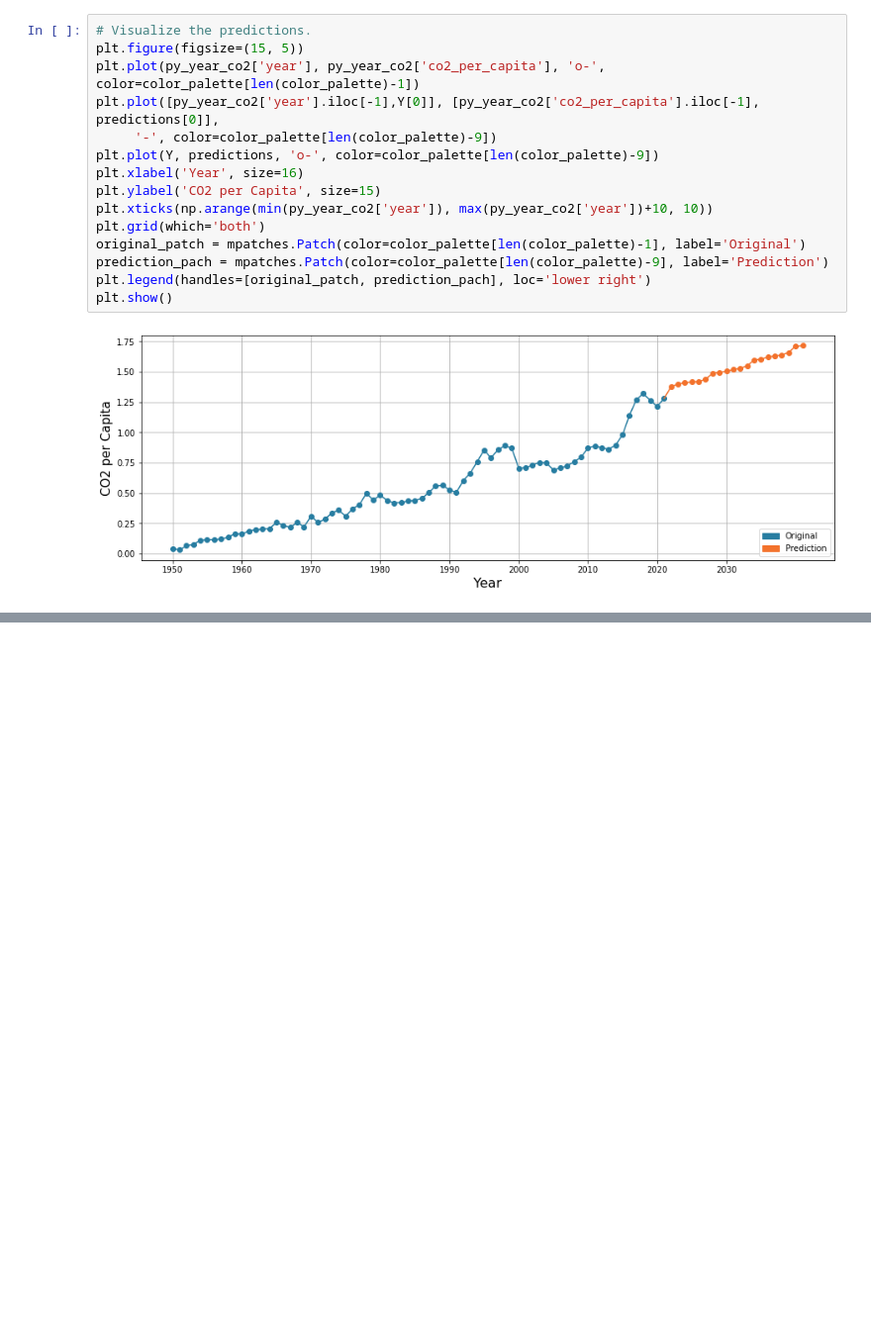
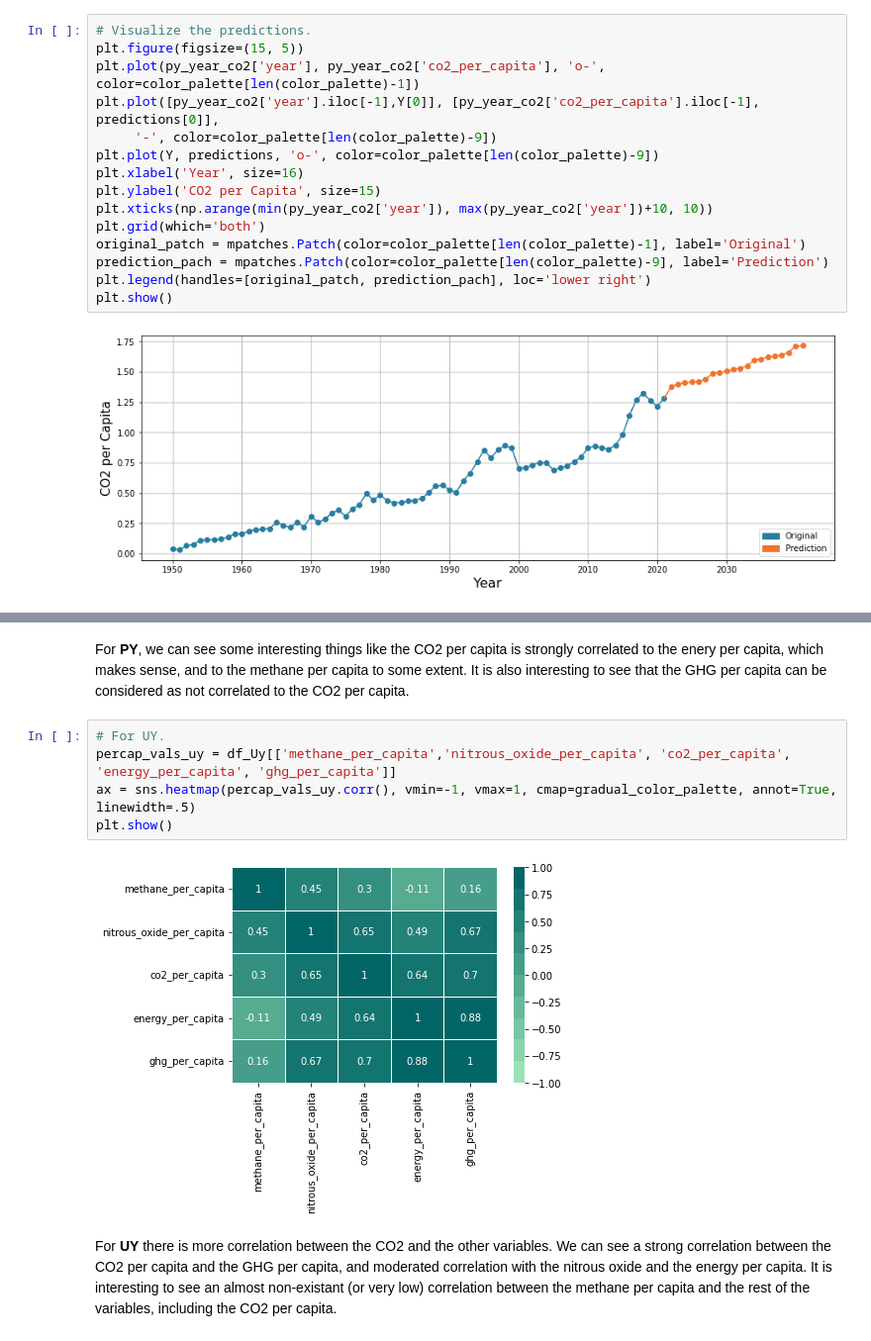
Before and after one commit to nmarceloromero/ML_Playground, a Jupyter notebook: CO2_Emissions.ipynb, the cells around one changed output, grey strips where cells are left out. Shown: that part at 99% size. Cells and saved outputs as stored; diff of their text form; blank space fills up the shorter version.

```diff
--- a/CO2_Emissions.ipynb
+++ b/CO2_Emissions.ipynb
@@ -471,0 +487,11 @@ plt.show()
+# %% [markdown]
+For **PY**, we can see some interesting things like the CO2 per capita is strongly correlated to the enery per capita, which makes sense, and to the methane per capita to some extent. It is also interesting to see that the GHG per capita can be considered as not correlated to the CO2 per capita.
+# %%
+# For UY.
+percap_vals_uy = df_Uy[['methane_per_capita','nitrous_oxide_per_capita', 'co2_per_capita', 'energy_per_capita', 'ghg_per_capita']]
+ax = sns.heatmap(percap_vals_uy.corr(), vmin=-1, vmax=1, cmap=gradual_color_palette, annot=True, linewidth=.5)
+plt.show()
+# %% [output]
+[figure, added]
+# %% [markdown]
+For **UY** there is more correlation between the CO2 and the other variables. We can see a strong correlation between the CO2 per capita and the GHG per capita, and moderated correlation with the nitrous oxide and the energy per capita. It is interesting to see an almost non-existant (or very low) correlation between the methane per capita and the rest of the variables, including the CO2 per capita.
```
Also changed, not shown: parts of 5 cells of this notebook.
